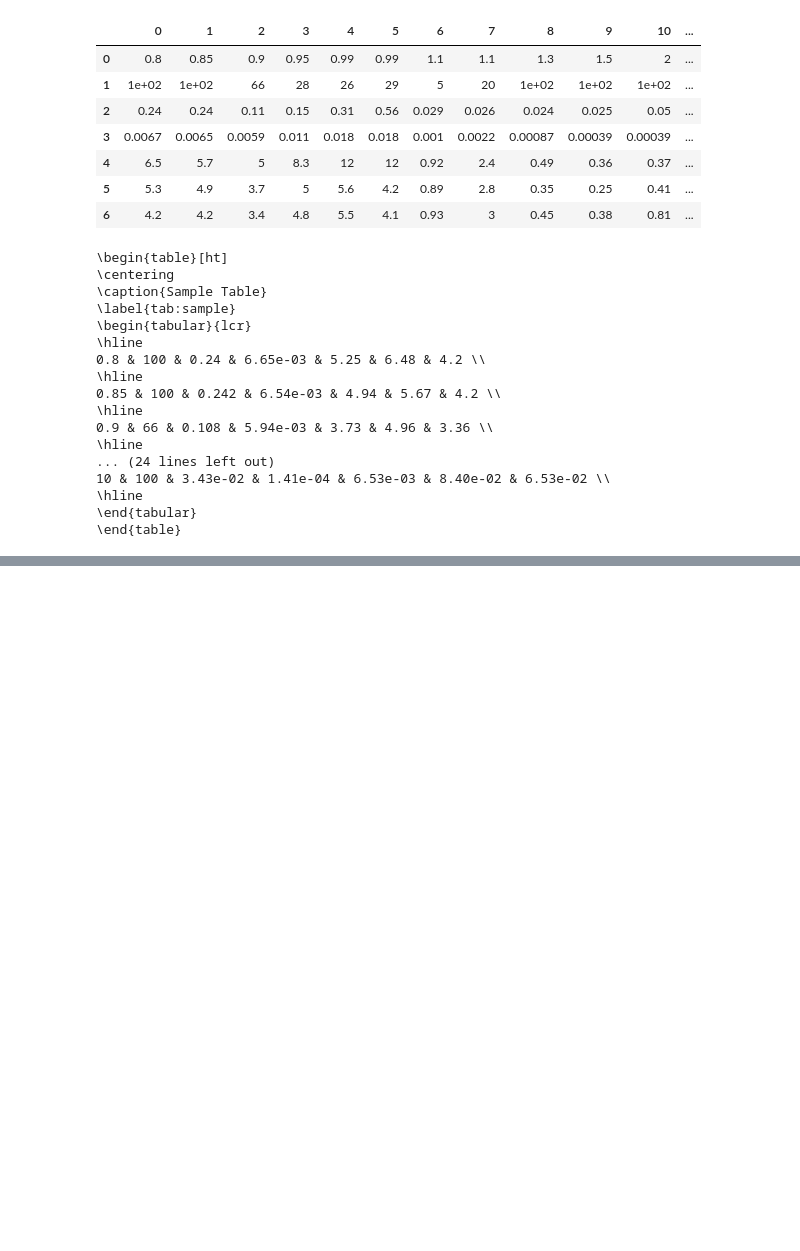
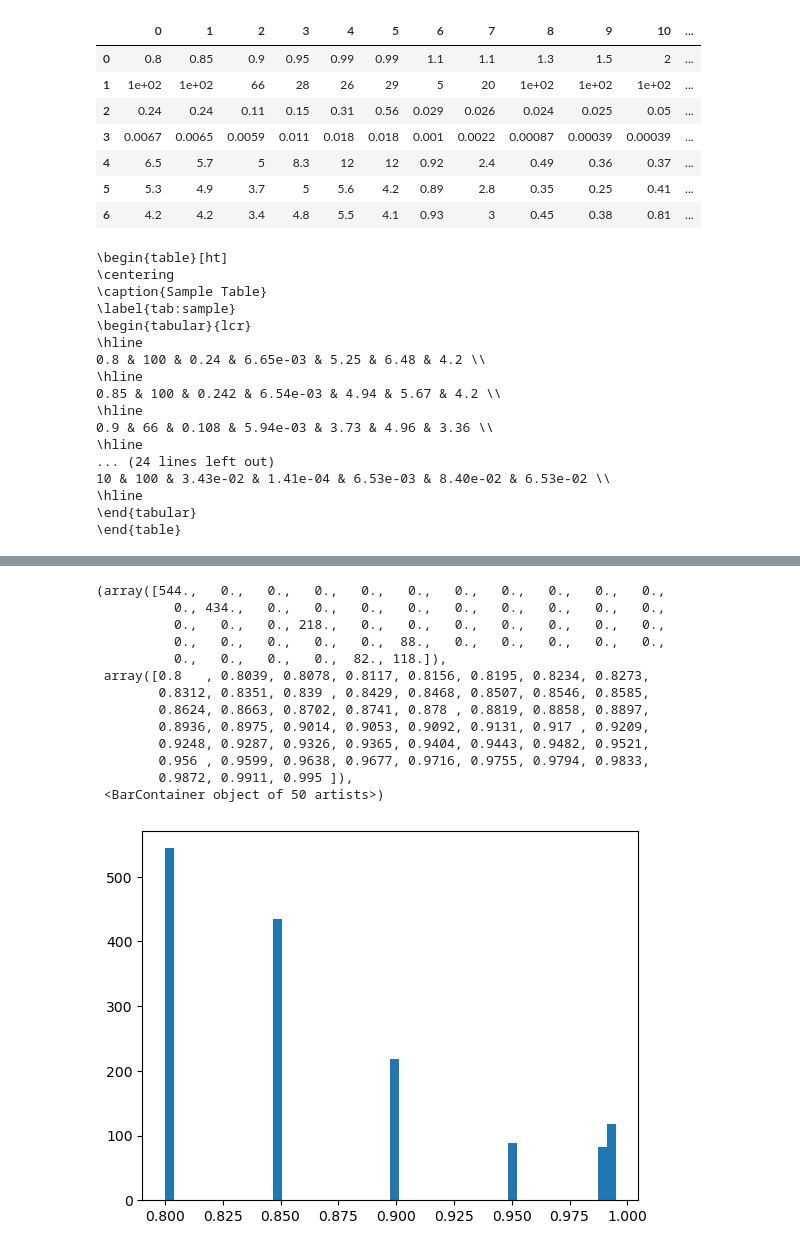
Before and after one commit to SHDaniels/Continuous-Readout-Image-Transient-Detection-with-CNNs, a Jupyter notebook: full_implantation_testing.ipynb, the cells around one changed output, grey strips where cells are left out. Cells and saved outputs as stored; diff of their text form; code cells hidden in the pictures; blank space fills up the shorter version.

```diff
--- a/full_implantation_testing.ipynb
+++ b/full_implantation_testing.ipynb
@@ -1506,0 +1558,2 @@ print(latex_code)
+# %%
+df_detections_neg = pd.read_csv("/lustre/lrspec/ZTF_data/training_aug24/full_image_implantations/df_detections_neg")
@@ -1506,0 +1758,17 @@ print(latex_code)
+# %%
+plt.hist(df_detections_neg["A_from_implant"], bins=50)
+# %% [output]
+(array([544.,   0.,   0.,   0.,   0.,   0.,   0.,   0.,   0.,   0.,   0.,
+          0., 434.,   0.,   0.,   0.,   0.,   0.,   0.,   0.,   0.,   0.,
+          0.,   0.,   0., 218.,   0.,   0.,   0.,   0.,   0.,   0.,   0.,
+          0.,   0.,   0.,   0.,   0.,  88.,   0.,   0.,   0.,   0.,   0.,
+          0.,   0.,   0.,   0.,  82., 118.]),
+ array([0.8   , 0.8039, 0.8078, 0.8117, 0.8156, 0.8195, 0.8234, 0.8273,
+        0.8312, 0.8351, 0.839 , 0.8429, 0.8468, 0.8507, 0.8546, 0.8585,
+        0.8624, 0.8663, 0.8702, 0.8741, 0.878 , 0.8819, 0.8858, 0.8897,
+        0.8936, 0.8975, 0.9014, 0.9053, 0.9092, 0.9131, 0.917 , 0.9209,
+        0.9248, 0.9287, 0.9326, 0.9365, 0.9404, 0.9443, 0.9482, 0.9521,
+        0.956 , 0.9599, 0.9638, 0.9677, 0.9716, 0.9755, 0.9794, 0.9833,
+        0.9872, 0.9911, 0.995 ]),
+ <BarContainer object of 50 artists>)
+[figure, added]
```
Also changed, not shown: parts of 58 cells of this notebook, 10 other files.
